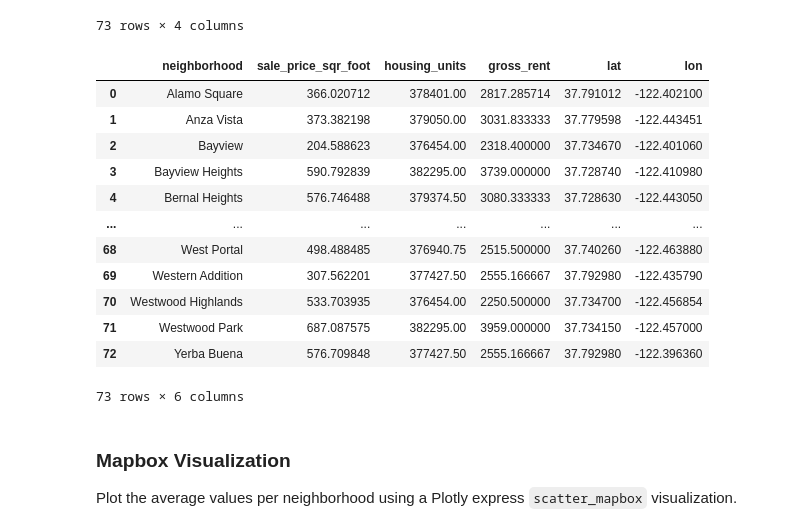
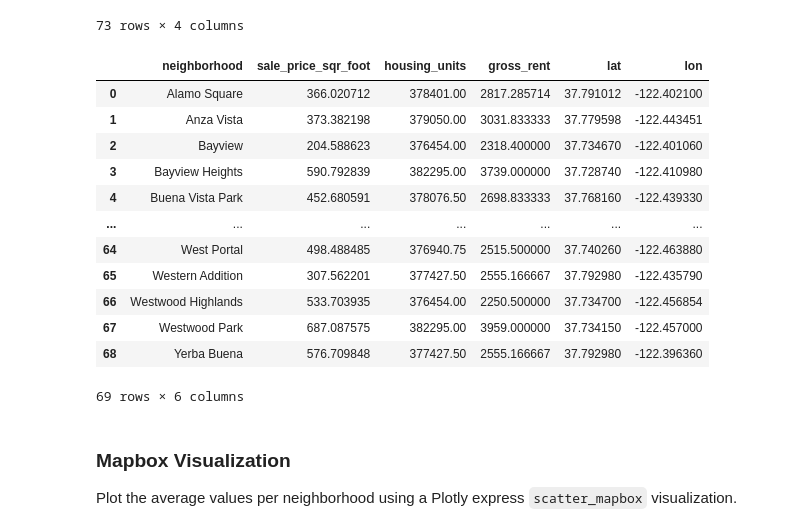
Before and after one commit to genchan0218/pyvizhw6, a Jupyter notebook: rental_analysis.ipynb, the cells around one changed output. Cells and saved outputs as stored; diff of their text form; code cells hidden in the pictures.

```diff
--- a/rental_analysis.ipynb
+++ b/rental_analysis.ipynb
@@ -254,6 +250,6 @@ In this section, you will read in neighborhoods location data and build an inter
 # Load neighborhoods coordinates data
 file_path_2 = Path("Data/neighborhoods_coordinates.csv")
 sfo_data_2 = pd.read_csv(file_path_2)
-sfo_data_2.columns = ['neighborhood2', 'lat', "lon"]
+sfo_data_2.columns = ['neighborhood', 'lat', "lon"]
 sfo_data_2.head()
 # %% [output]
@@ -293,23 +289,22 @@ avg_cost_2
 73 rows × 4 columns
 # %%
 # Join the average values with the neighborhood locations
-avg_price_with_locations = pd.concat([avg_cost_2, sfo_data_2], axis=1, join = "inner").dropna()
-del avg_price_with_locations['neighborhood2']
+avg_price_with_locations = pd.merge(avg_cost_2, sfo_data_2, on='neighborhood')
 avg_price_with_locations
 # %% [output]
 |  | neighborhood | sale_price_sqr_foot | housing_units | gross_rent | lat | lon |
 | 0 | Alamo Square | 366.020712 | 378401.00 | 2817.285714 | 37.791012 | -122.402100 |
 | 1 | Anza Vista | 373.382198 | 379050.00 | 3031.833333 | 37.779598 | -122.443451 |
 | 2 | Bayview | 204.588623 | 376454.00 | 2318.400000 | 37.734670 | -122.401060 |
 | 3 | Bayview Heights | 590.792839 | 382295.00 | 3739.000000 | 37.728740 | -122.410980 |
-| 4 | Bernal Heights | 576.746488 | 379374.50 | 3080.333333 | 37.728630 | -122.443050 |
+| 4 | Buena Vista Park | 452.680591 | 378076.50 | 2698.833333 | 37.768160 | -122.439330 |
 | ... | ... | ... | ... | ... | ... | ... |
-| 68 | West Portal | 498.488485 | 376940.75 | 2515.500000 | 37.740260 | -122.463880 |
-| 69 | Western Addition | 307.562201 | 377427.50 | 2555.166667 | 37.792980 | -122.435790 |
-| 70 | Westwood Highlands | 533.703935 | 376454.00 | 2250.500000 | 37.734700 | -122.456854 |
-| 71 | Westwood Park | 687.087575 | 382295.00 | 3959.000000 | 37.734150 | -122.457000 |
-| 72 | Yerba Buena | 576.709848 | 377427.50 | 2555.166667 | 37.792980 | -122.396360 |
+| 64 | West Portal | 498.488485 | 376940.75 | 2515.500000 | 37.740260 | -122.463880 |
+| 65 | Western Addition | 307.562201 | 377427.50 | 2555.166667 | 37.792980 | -122.435790 |
+| 66 | Westwood Highlands | 533.703935 | 376454.00 | 2250.500000 | 37.734700 | -122.456854 |
+| 67 | Westwood Park | 687.087575 | 382295.00 | 3959.000000 | 37.734150 | -122.457000 |
+| 68 | Yerba Buena | 576.709848 | 377427.50 | 2555.166667 | 37.792980 | -122.396360 |
-73 rows × 6 columns
+69 rows × 6 columns
 # %% [markdown]
 ### Mapbox Visualization
 
```
Also changed, not shown: parts of 5 cells of this notebook, 1 other file.
